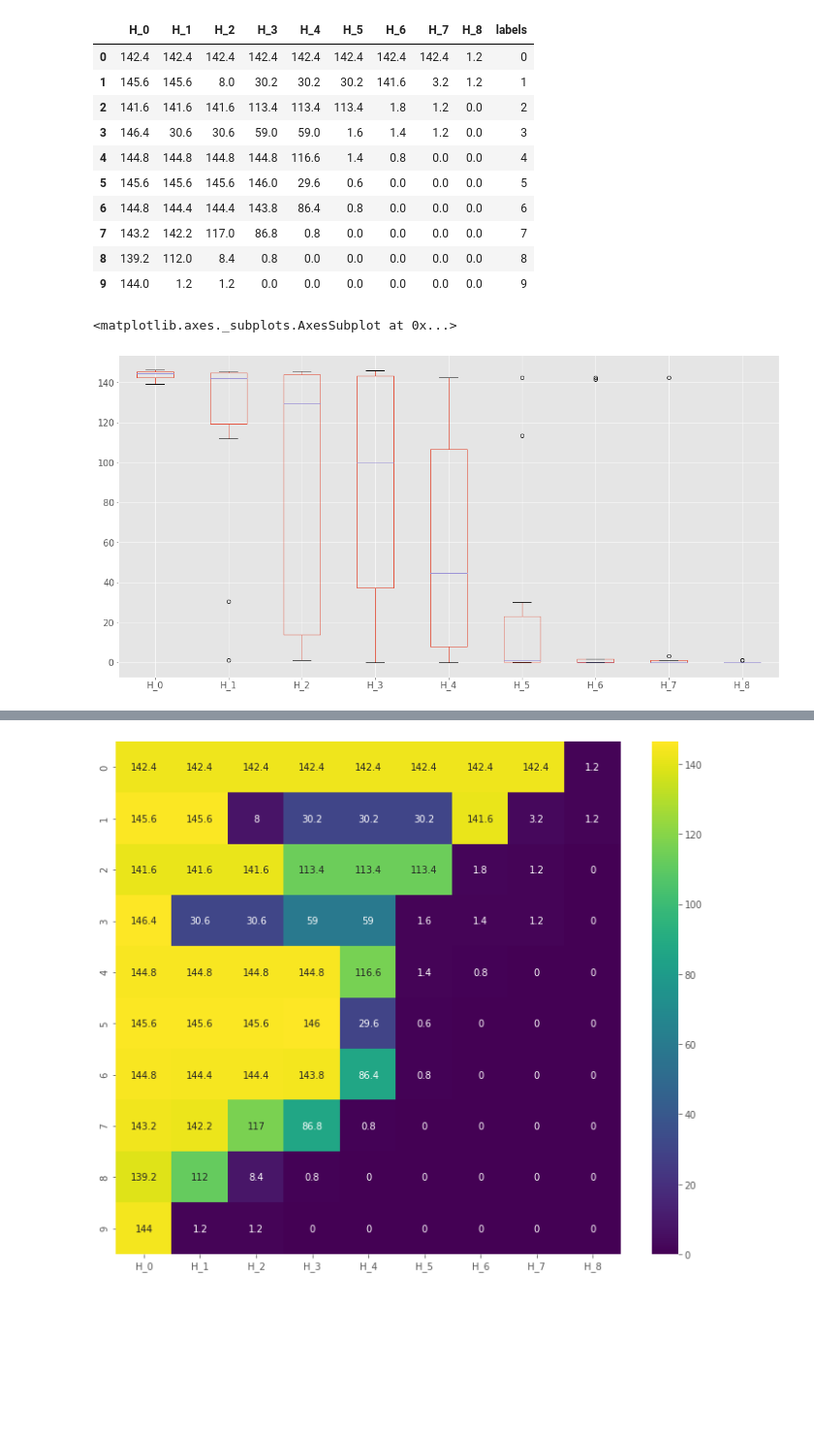
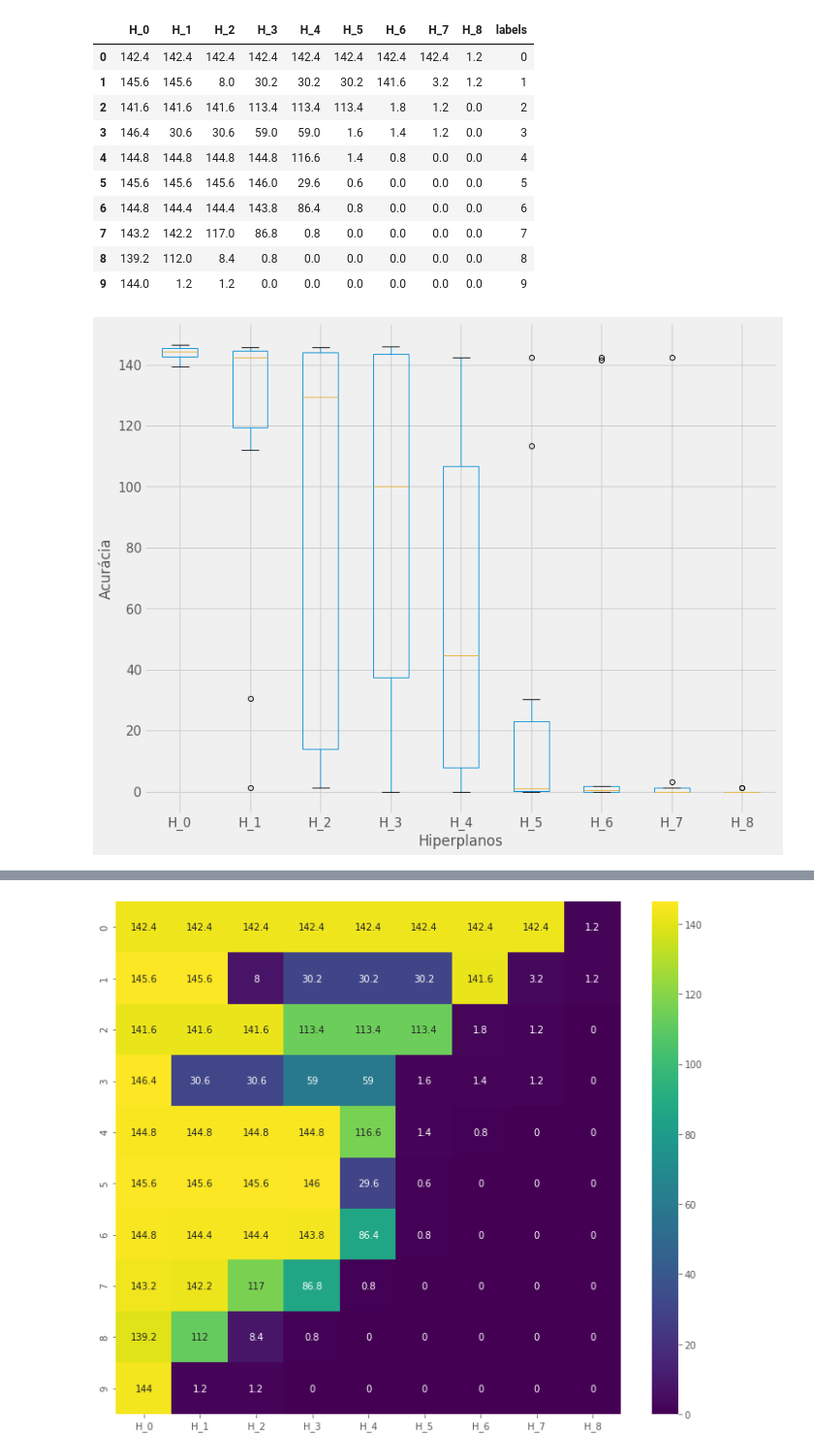
Before and after one commit to luisfredgs/IN1165-mcs-list-01, a Jupyter notebook: Train_SGH.ipynb, the cells around one changed output, grey strips where cells are left out. Shown: that part at 97% size. Cells and saved outputs as stored; diff of their text form; code cells hidden in the pictures; blank space fills up the shorter version.

```diff
--- a/Train_SGH.ipynb
+++ b/Train_SGH.ipynb
@@ -65,9 +65,13 @@ misclassified
 | 7 | 143.2 | 142.2 | 117.0 | 86.8 | 0.8 | 0.0 | 0.0 | 0.0 | 0.0 | 7 |
 | 8 | 139.2 | 112.0 | 8.4 | 0.8 | 0.0 | 0.0 | 0.0 | 0.0 | 0.0 | 8 |
 | 9 | 144.0 | 1.2 | 1.2 | 0.0 | 0.0 | 0.0 | 0.0 | 0.0 | 0.0 | 9 |
-# %%
-misclassified.iloc[:, :-1].boxplot(figsize=(20,10), grid=True, fontsize=15)
-# %% [output]
-<matplotlib.axes._subplots.AxesSubplot at 0x...>
-[figure, removed]
+# %%
+with plt.style.context('fivethirtyeight'):
+    misclassified.iloc[:, :-1].boxplot(figsize=(12,10), grid=True, fontsize=15)
+    plt.xlabel('Hiperplanos')
+    plt.ylabel('Acurácia')
+    plt.savefig("results/sgh/boxplot_%s.pdf" % (ds_name))
+    plt.show();
+# %% [output]
+[figure, added]
 # %%
```
Also changed, not shown: parts of 2 cells of this notebook, 6 other files.
